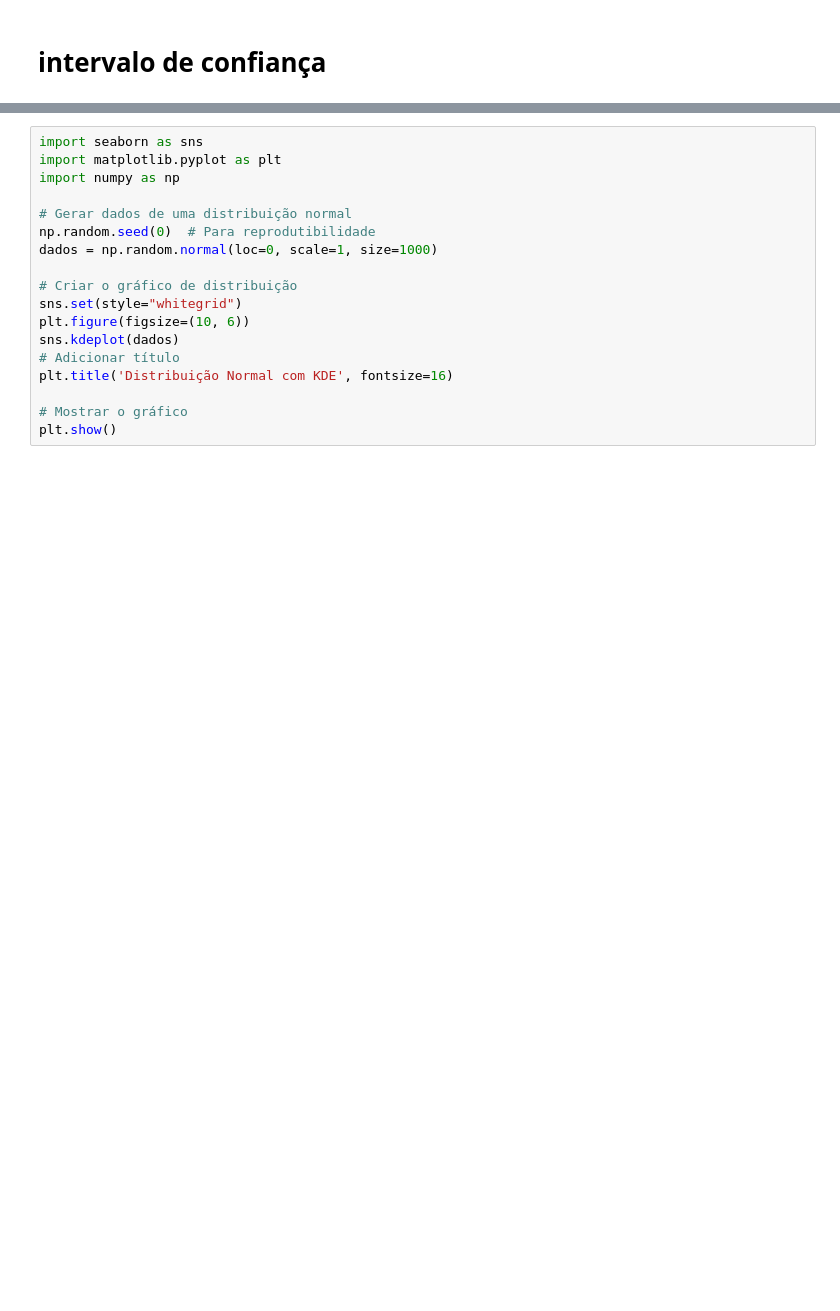
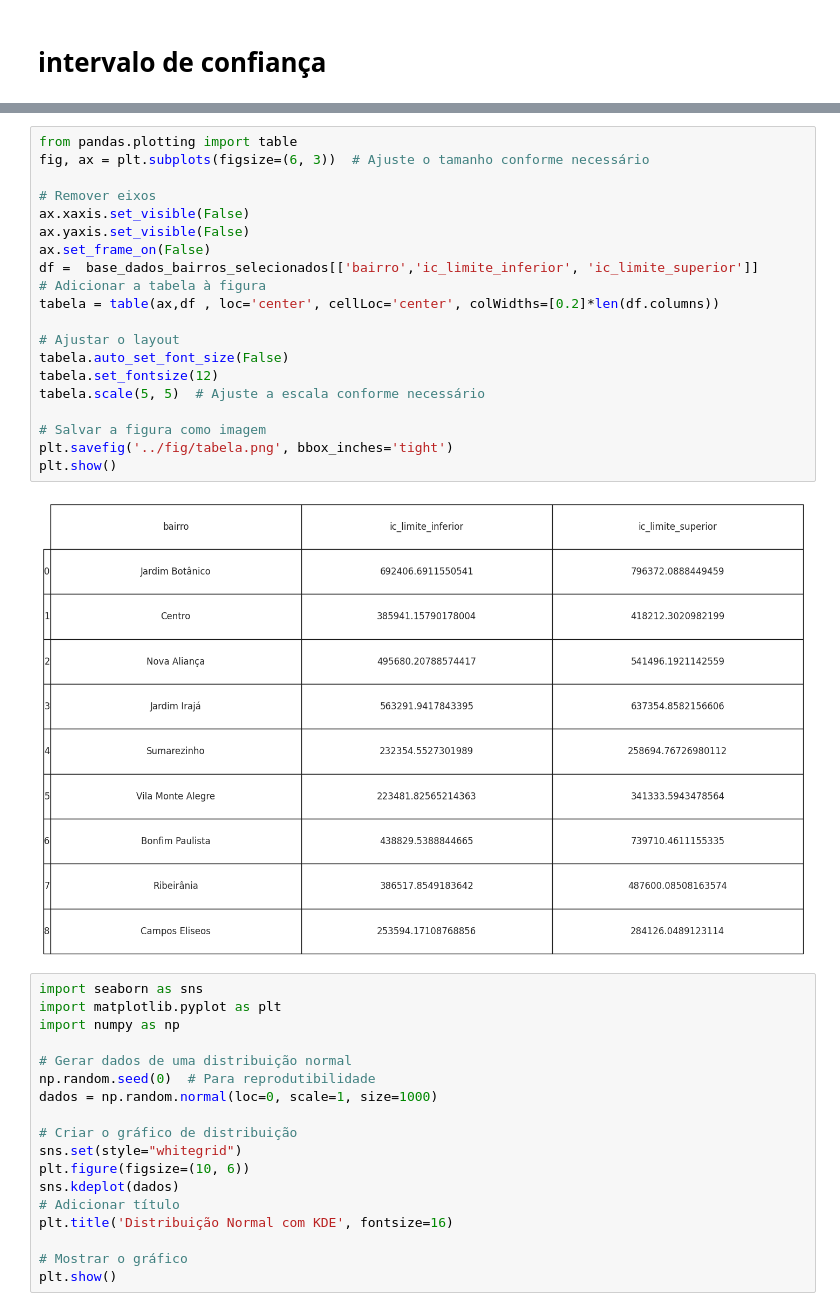
Before and after one commit to rodrigorocha1/extracao_viva_real_selenium, a Jupyter notebook: notebooks_exemplo/analise_imoveis.ipynb, the cells around one changed output, grey strips where cells are left out. Drawn from its saved outputs; the diff is of its cells as text; blank space fills up the shorter version.

```diff
--- a/notebooks_exemplo/analise_imoveis.ipynb
+++ b/notebooks_exemplo/analise_imoveis.ipynb
@@ -202,3 +202,25 @@ See the caveats in the documentation: https://pandas.pydata.org/pandas-docs/stab
+# %%
+from pandas.plotting import table
+fig, ax = plt.subplots(figsize=(6, 3))  # Ajuste o tamanho conforme necessário
+
+# Remover eixos
+ax.xaxis.set_visible(False)
+ax.yaxis.set_visible(False)
+ax.set_frame_on(False)
+df =  base_dados_bairros_selecionados[['bairro','ic_limite_inferior', 'ic_limite_superior']]
+# Adicionar a tabela à figura
+tabela = table(ax,df , loc='center', cellLoc='center', colWidths=[0.2]*len(df.columns))
+
+# Ajustar o layout
+tabela.auto_set_font_size(False)
+tabela.set_fontsize(12)
+tabela.scale(5, 5)  # Ajuste a escala conforme necessário
+
+# Salvar a figura como imagem
+plt.savefig('../fig/tabela.png', bbox_inches='tight')
+plt.show()
+# %% [output]
+[figure, added]
 # %%
 import seaborn as sns
 import matplotlib.pyplot as plt
```
Also changed, not shown: parts of 2 cells of this notebook, 2 other files.
